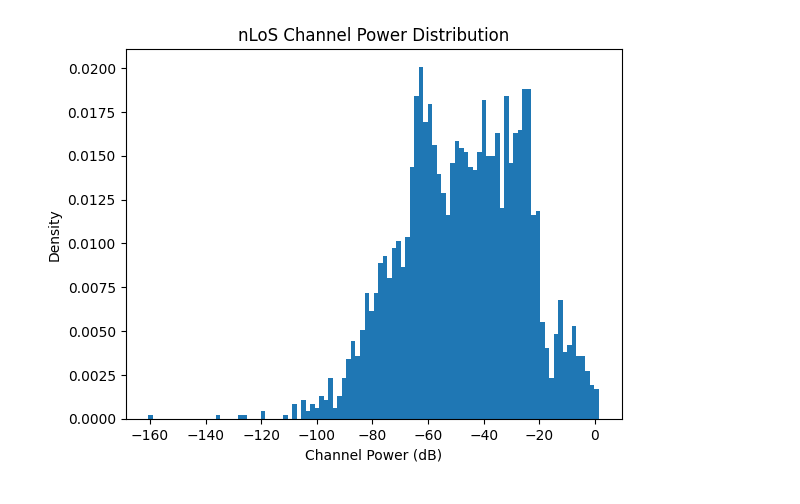
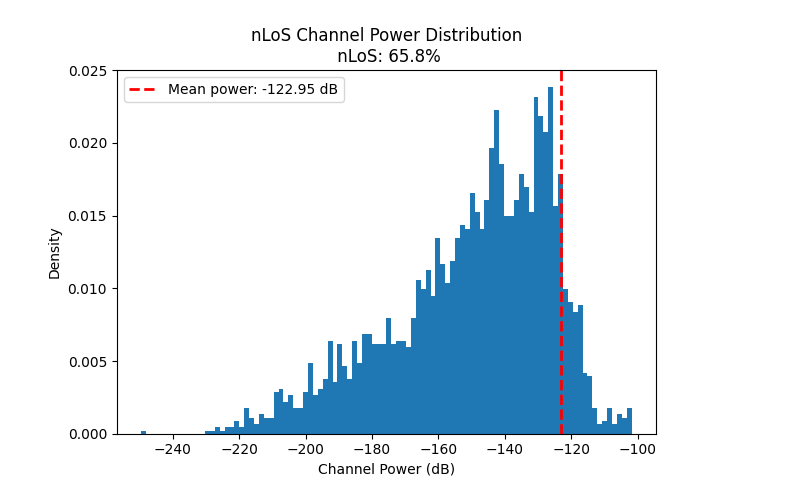
Before and after one commit to BerkIGuler/CSIGen, a Jupyter notebook: examples/visualize_dataset_by_los.ipynb, the cells around one changed output. Cells and saved outputs as stored; diff of their text form; code cells hidden in the pictures.

```diff
--- a/examples/visualize_dataset_by_los.ipynb
+++ b/examples/visualize_dataset_by_los.ipynb
@@ -87,7 +87,7 @@ data_dir = Path(f"/opt/shared/datasets/CSIGen/{dataset_name}/{city}/20260302_121
 npz_files = list(data_dir.glob("*.npz"))
 npz_files.sort()
 
-BS_IDX = 1  # from 0 to 5
+BS_IDX = 0  # from 0 to 5
 SECTOR_IDX = 0  # from 0 to 5
 file_idx = BS_IDX * 6 + SECTOR_IDX # from 0 to 35
 
@@ -153,5 +153,6 @@ There are 35.1% LOS samples
 # %%
-norm_channels = normalize_channels(h)
+# channels = normalize_channels(h)
+channels = h
 # %%
 scene = load_scene(scene_xml_path, merge_shapes=False)
 bs_name = f"BS_{BS_IDX}_sector_{SECTOR_IDX}"
@@ -246,11 +312,75 @@ plt.show()
 # %%
-sampled_norm_channels = norm_channels[nlos_indices]
-channel_power = np.mean(np.abs(sampled_norm_channels)**2, axis=(1,2,3))
-channel_power_db = 10*np.log10(channel_power)
+nlos_sampled_channels = channels[nlos_indices]
+nlos_channel_power = np.mean(np.abs(nlos_sampled_channels) ** 2, axis=(1, 2, 3))
+nlos_channel_power_db = 10 * np.log10(nlos_channel_power)
+nlos_mean_linear_power = nlos_channel_power.mean()
+nlos_mean_power_db = 10 * np.log10(nlos_mean_linear_power)
+print("Mean linear power of nLoS channels: ", nlos_mean_linear_power)
 
-plt.hist(channel_power_db, bins=100, density=True)
+# Percentage of LoS / nLoS samples
+los_percentage = meta["los_binary"].sum() / meta["los_binary"].size * 100
+nlos_percentage = 100 - los_percentage
+
+# nLoS: histograms
+plt.hist(nlos_channel_power_db, bins=100, density=True)
 plt.xlabel("Channel Power (dB)")
 plt.ylabel("Density")
-plt.title("nLoS Channel Power Distribution")
+plt.title(f"nLoS Channel Power Distribution\n nLoS: {nlos_percentage:.1f}%")
+plt.axvline(
+    nlos_mean_power_db,
+    color="red",
+    linestyle="--",
+    linewidth=2,
+    label=f"Mean power: {nlos_mean_power_db:.2f} dB",
+)
+plt.legend()
+plt.tight_layout()
 plt.show()
+
+plt.hist(nlos_channel_power, bins=100, density=True)
+plt.xlabel("Channel Power (linear)")
+plt.ylabel("Density")
+plt.title(f"nLoS Channel Power Distribution (linear)\n nLoS: {nlos_percentage:.1f}%")
+plt.axvline(
+    nlos_mean_linear_power,
+    color="red",
+    linestyle="--",
+    linewidth=2,
+    label=f"Mean power: {nlos_mean_linear_power:.3e}",
+)
+plt.legend()
+plt.tight_layout()
+plt.show()
+
+# nLoS: CDFs
+plt.plot(
+    np.sort(nlos_channel_power_db),
+    np.arange(len(nlos_channel_power_db)) / len(nlos_channel_power_db),
+)
+plt.xlabel("Channel Power (dB)")
+plt.ylabel("CDF")
+plt.title("nLoS Channel Power CDF (dB)")
+plt.tight_layout()
+plt.show()
+
+plt.plot(
+    np.sort(nlos_channel_power),
+    np.arange(len(nlos_channel_power)) / len(nlos_channel_power),
+)
+plt.xlabel("Channel Power (linear)")
+plt.ylabel("CDF")
+plt.title("nLoS Channel Power CDF (linear)")
+plt.tight_layout()
+plt.show()
+
+# nLoS: distance CDF (use nLoS-only RX positions)
+nlos_rx_positions = rx_positions[nlos_indices]
+nlos_channel_distances = np.linalg.norm(nlos_rx_positions - tx_position, axis=(1, 2))
+nlos_distance_cdf_x = np.sort(nlos_channel_distances)
+plt.plot(nlos_distance_cdf_x, np.arange(len(nlos_distance_cdf_x)) / len(nlos_distance_cdf_x))
+plt.xlabel("Distance (m)")
+plt.ylabel("CDF")
+plt.title("Distance CDF for nLoS channels")
+plt.tight_layout()
+plt.show()
 # %% [output]
@@ -257 +388 @@ plt.show()
-[figure, old version]
+[figure, new version]
```
Also changed, not shown: parts of 9 cells of this notebook.
